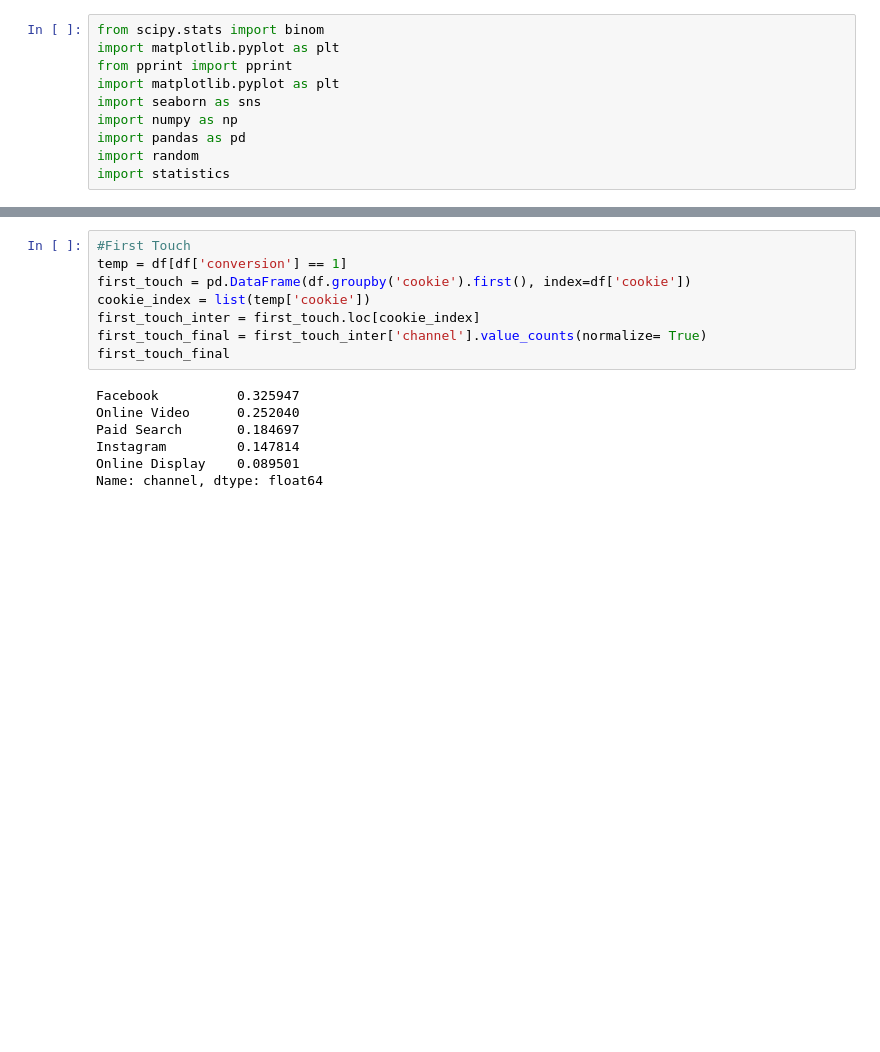
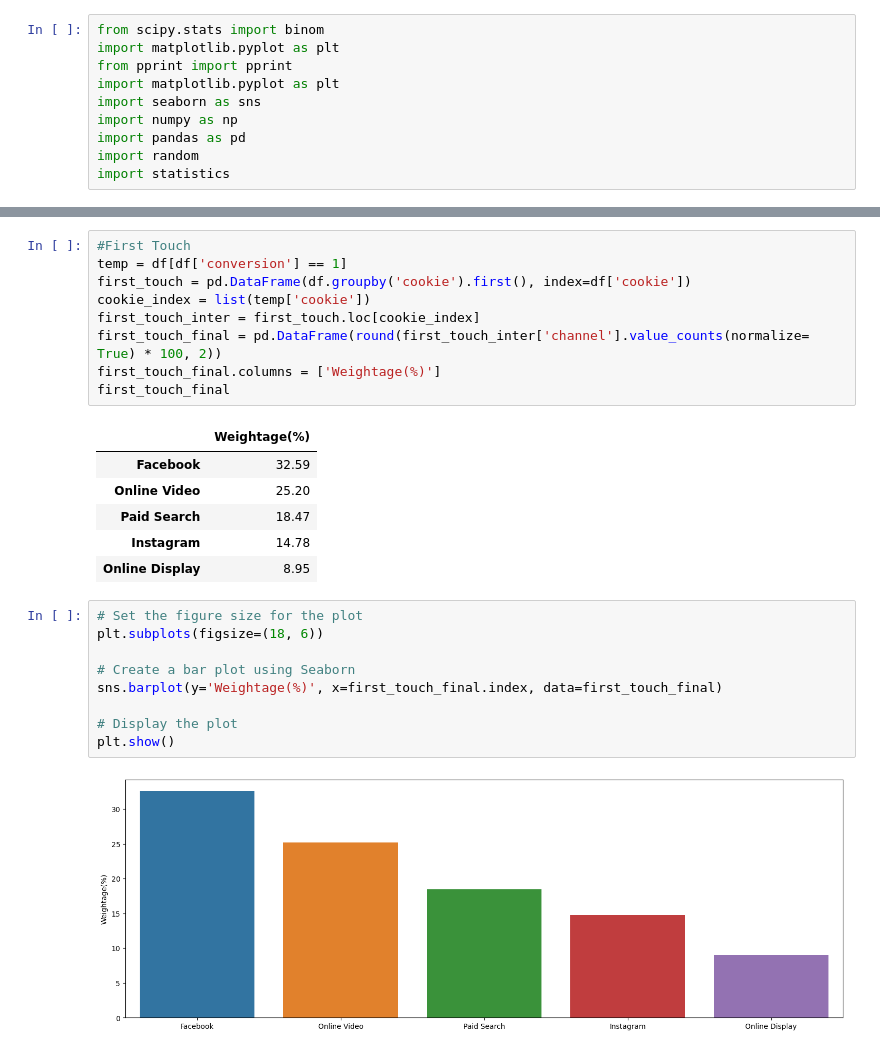
Before and after one commit to charuarora26/Marketing-Attribution---Multi-Touch, a Jupyter notebook: Multi-Touch Attribution.ipynb, the cells around one changed output, grey strips where cells are left out. Drawn from its saved outputs; the diff is of its cells as text; blank space fills up the shorter version.

```diff
--- a/Multi-Touch Attribution.ipynb
+++ b/Multi-Touch Attribution.ipynb
@@ -18,12 +31,24 @@ temp = df[df['conversion'] == 1]
 first_touch = pd.DataFrame(df.groupby('cookie').first(), index=df['cookie'])
 cookie_index = list(temp['cookie'])
 first_touch_inter = first_touch.loc[cookie_index]
-first_touch_final = first_touch_inter['channel'].value_counts(normalize= True)
+first_touch_final = pd.DataFrame(round(first_touch_inter['channel'].value_counts(normalize= True) * 100, 2))
+first_touch_final.columns = ['Weightage(%)']
 first_touch_final
 # %% [output]
-Facebook          0.325947
-Online Video      0.252040
-Paid Search       0.184697
-Instagram         0.147814
-Online Display    0.089501
-Name: channel, dtype: float64
+|  | Weightage(%) |
+| Facebook | 32.59 |
+| Online Video | 25.20 |
+| Paid Search | 18.47 |
+| Instagram | 14.78 |
+| Online Display | 8.95 |
+# %%
+# Set the figure size for the plot
+plt.subplots(figsize=(18, 6))
+
+# Create a bar plot using Seaborn
+sns.barplot(y='Weightage(%)', x=first_touch_final.index, data=first_touch_final)
+
+# Display the plot
+plt.show()
+# %% [output]
+[figure, added]
```
Also changed, not shown: parts of 14 cells of this notebook.
